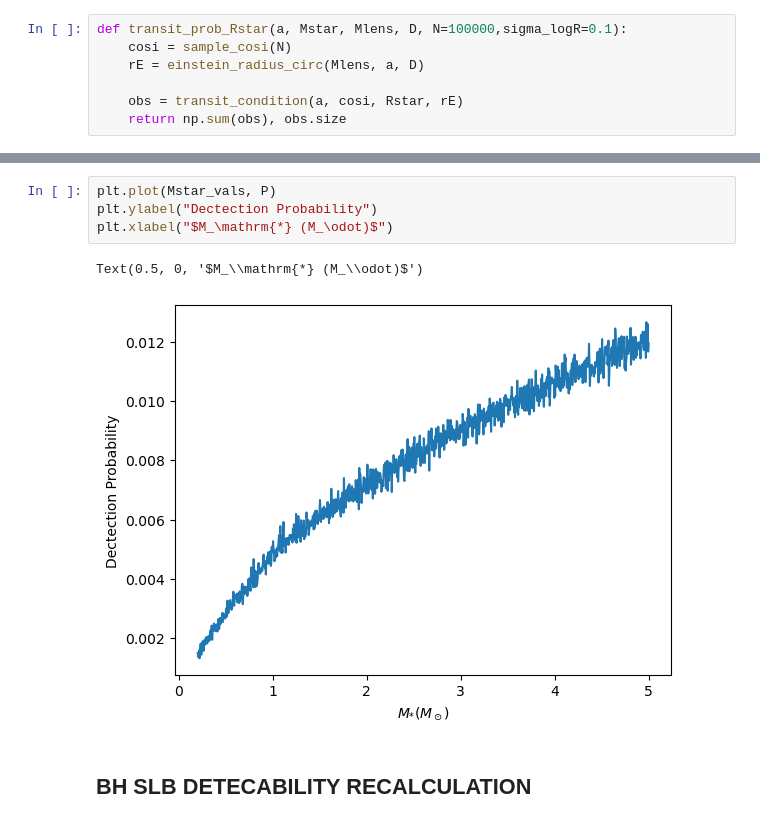
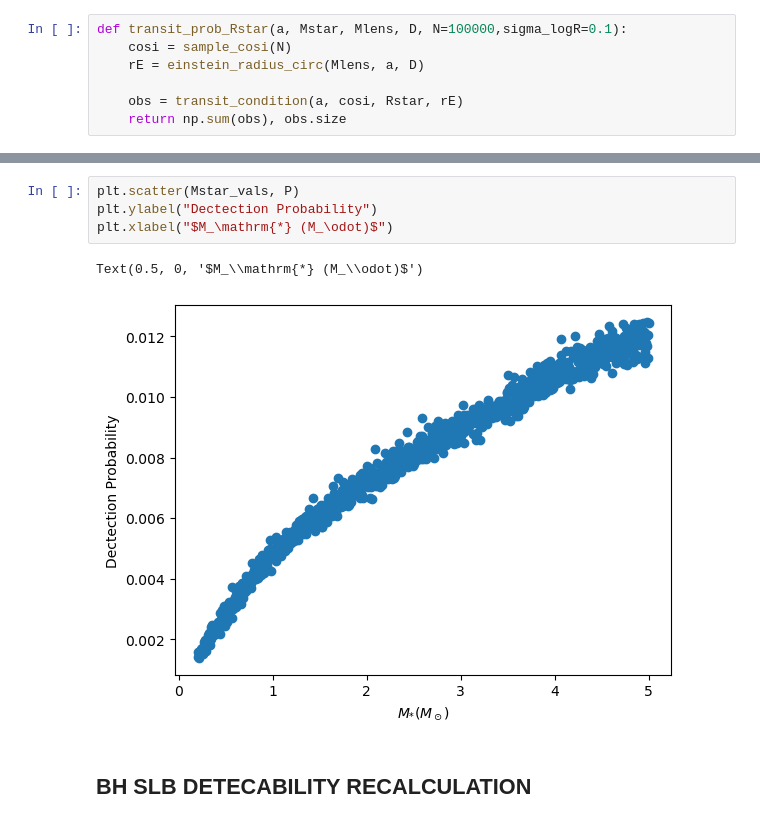
Before and after one commit to lmanqiwang/SLBlensing, a Jupyter notebook: testing.ipynb, the cells around one changed output, grey strips where cells are left out. Saved outputs shown, nothing was run; the diff lists cells and outputs as text.

```diff
--- a/testing.ipynb
+++ b/testing.ipynb
@@ -211,12 +211,12 @@ print(Mstar_vals)
  4.95675676 4.96156156 4.96636637 4.97117117 4.97597598 4.98078078
  4.98558559 4.99039039 4.9951952  5.        ] solMass
 # %%
-plt.plot(Mstar_vals, P)
+plt.scatter(Mstar_vals, P)
 plt.ylabel("Dectection Probability")
 plt.xlabel("$M_\mathrm{*} (M_\odot)$")
 # %% [output]
 Text(0.5, 0, '$M_\\mathrm{*} (M_\\odot)$')
-[figure, old version]
+[figure, new version]
 # %% [markdown]
 ## BH SLB DETECABILITY RECALCULATION ##
 # %%
```
Also changed, not shown: parts of 7 cells of this notebook.
